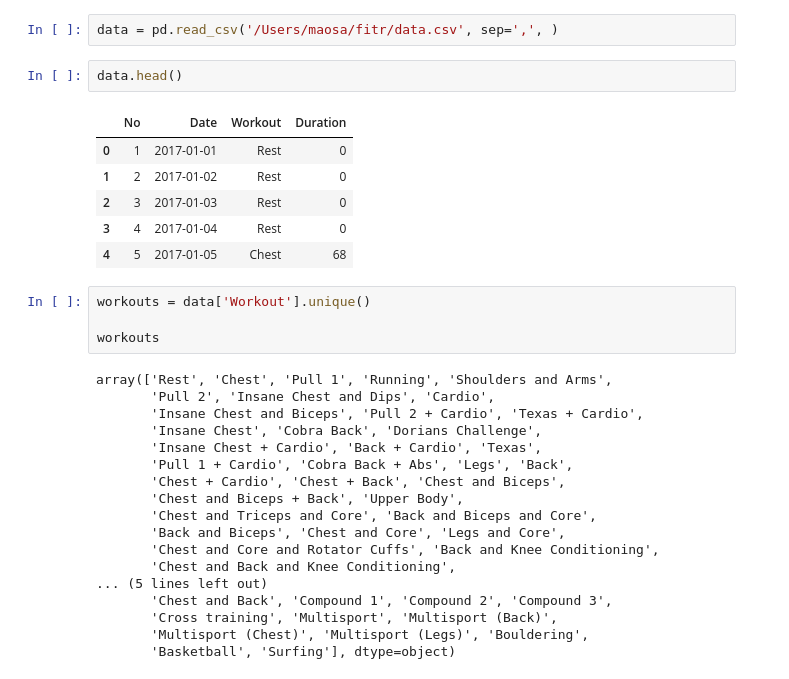
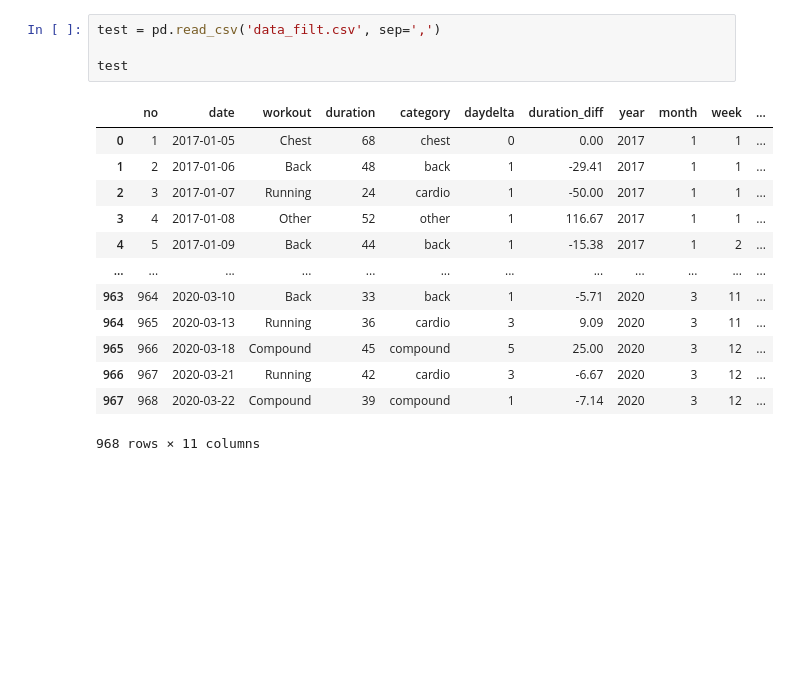
Before and after one commit to maosa/fitpy, a Jupyter notebook: data_manipulation.ipynb, the cells around one changed output. Cells and saved outputs as stored; diff of their text form; blank space fills up the shorter version.

```diff
--- a/data_manipulation.ipynb
+++ b/data_manipulation.ipynb
@@ -19,33 +908,18 @@ else:
 # %%
-data = pd.read_csv('/Users/maosa/fitr/data.csv', sep=',', )
+test = pd.read_csv('data_filt.csv', sep=',')
+
+test
+# %% [output]
+|  | no | date | workout | duration | category | daydelta | duration_diff | year | month | week | ... |
+| 0 | 1 | 2017-01-05 | Chest | 68 | chest | 0 | 0.00 | 2017 | 1 | 1 | ... |
+| 1 | 2 | 2017-01-06 | Back | 48 | back | 1 | -29.41 | 2017 | 1 | 1 | ... |
+| 2 | 3 | 2017-01-07 | Running | 24 | cardio | 1 | -50.00 | 2017 | 1 | 1 | ... |
+| 3 | 4 | 2017-01-08 | Other | 52 | other | 1 | 116.67 | 2017 | 1 | 1 | ... |
+| 4 | 5 | 2017-01-09 | Back | 44 | back | 1 | -15.38 | 2017 | 1 | 2 | ... |
+| ... | ... | ... | ... | ... | ... | ... | ... | ... | ... | ... | ... |
+| 963 | 964 | 2020-03-10 | Back | 33 | back | 1 | -5.71 | 2020 | 3 | 11 | ... |
+| 964 | 965 | 2020-03-13 | Running | 36 | cardio | 3 | 9.09 | 2020 | 3 | 11 | ... |
+| 965 | 966 | 2020-03-18 | Compound | 45 | compound | 5 | 25.00 | 2020 | 3 | 12 | ... |
+| 966 | 967 | 2020-03-21 | Running | 42 | cardio | 3 | -6.67 | 2020 | 3 | 12 | ... |
+| 967 | 968 | 2020-03-22 | Compound | 39 | compound | 1 | -7.14 | 2020 | 3 | 12 | ... |
+968 rows × 11 columns
-# %%
-data.head()
-# %% [output]
-|  | No | Date | Workout | Duration |
-| 0 | 1 | 2017-01-01 | Rest | 0 |
-| 1 | 2 | 2017-01-02 | Rest | 0 |
-| 2 | 3 | 2017-01-03 | Rest | 0 |
-| 3 | 4 | 2017-01-04 | Rest | 0 |
-| 4 | 5 | 2017-01-05 | Chest | 68 |
-# %%
-workouts = data['Workout'].unique()
-
-workouts
-# %% [output]
-array(['Rest', 'Chest', 'Pull 1', 'Running', 'Shoulders and Arms',
-       'Pull 2', 'Insane Chest and Dips', 'Cardio',
-       'Insane Chest and Biceps', 'Pull 2 + Cardio', 'Texas + Cardio',
-       'Insane Chest', 'Cobra Back', 'Dorians Challenge',
-       'Insane Chest + Cardio', 'Back + Cardio', 'Texas',
-       'Pull 1 + Cardio', 'Cobra Back + Abs', 'Legs', 'Back',
-       'Chest + Cardio', 'Chest + Back', 'Chest and Biceps',
-       'Chest and Biceps + Back', 'Upper Body',
-       'Chest and Triceps and Core', 'Back and Biceps and Core',
-       'Back and Biceps', 'Chest and Core', 'Legs and Core',
-       'Chest and Core and Rotator Cuffs', 'Back and Knee Conditioning',
-       'Chest and Back and Knee Conditioning',
-... (5 lines left out)
-       'Chest and Back', 'Compound 1', 'Compound 2', 'Compound 3',
-       'Cross training', 'Multisport', 'Multisport (Back)',
-       'Multisport (Chest)', 'Multisport (Legs)', 'Bouldering',
-       'Basketball', 'Surfing'], dtype=object)
```
Also changed, not shown: parts of 32 cells of this notebook, 8 other files.
